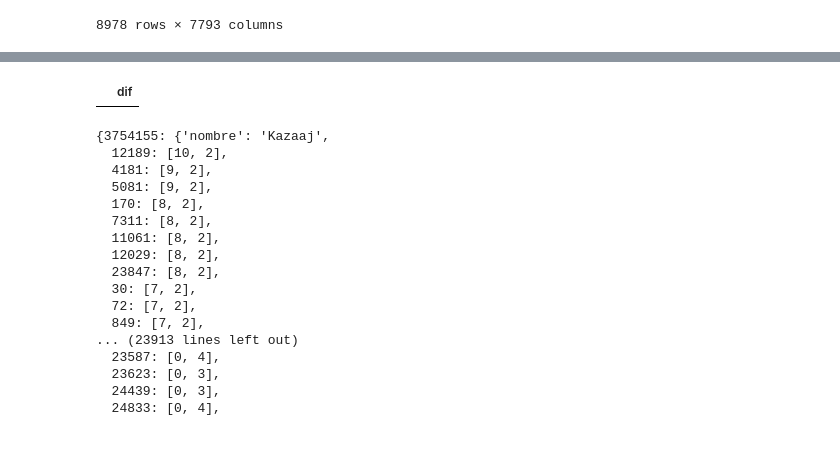
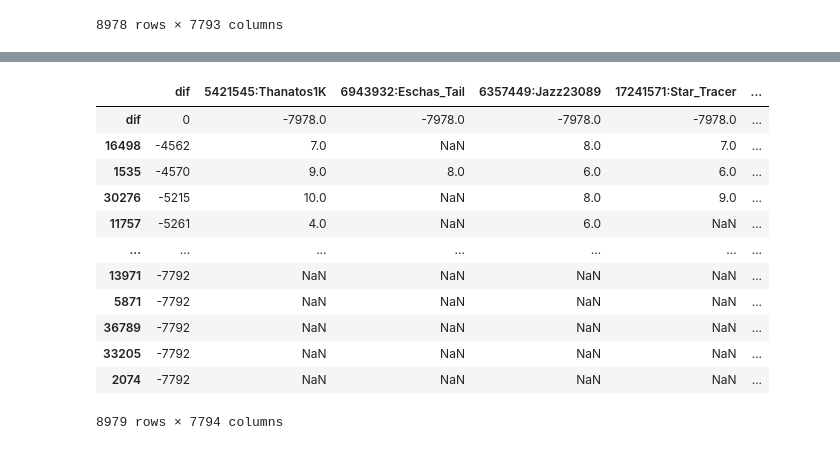
Before and after one commit to VAMarques/Proyecto-Grupo-12, a Jupyter notebook: demo Victor/exploratorio.ipynb, the cells around one changed output, grey strips where cells are left out. Saved outputs shown, nothing was run; the diff lists cells and outputs as text; code cells hidden in the pictures.

```diff
--- a/demo Victor/exploratorio.ipynb
+++ b/demo Victor/exploratorio.ipynb
@@ -12,7 +14,7 @@ import pickle
 gran_df = pd.DataFrame()
 for i in range(1, 21):
     mini_df = pd.DataFrame()
-    with open(f"listas_usuarios_{i}.pickle", "rb") as archivo:
+    with open(join("data", f"listas_usuarios_{i}.pickle"), "rb") as archivo:
         listas = pickle.load(archivo)
     for user_id, value in listas.items():
         name = value.pop("nombre")
@@ -107,3 +118,9 @@ gran_df_sparse["dif"] = gran_df_sparse.isnull().sum(axis=1).mul(-1)
+# %%
+# Adding a column and a row with number of nulls
+gran_df_sparse["dif"] = gran_df_sparse.isnull().sum(axis=1).mul(-1)
+
+# Adding a row
+gran_df_sparse.loc["dif"] = gran_df_sparse.isnull().sum(axis=0).mul(-1)
 # %%
 gran_df_sparse
 # %% [output]
@@ -111,24 +140,19 @@ gran_df_sparse
 # %%
-gran_df_sparse.sort_values(by="dif", ascending=False, axis=0)
+df_sort = gran_df_sparse.sort_values(by="dif", ascending=False, axis=1)
+df_sort = df_sort.sort_values(by="dif", ascending=False, axis=0)
+
+df_sort
 # %% [output]
-|  | dif |
+|  | dif | 5421545:Thanatos1K | 6943932:Eschas_Tail | 6357449:Jazz23089 | 17241571:Star_Tracer | ... |
+| dif | 0 | -7978.0 | -7978.0 | -7978.0 | -7978.0 | ... |
+| 16498 | -4562 | 7.0 | NaN | 8.0 | 7.0 | ... |
+| 1535 | -4570 | 9.0 | 8.0 | 6.0 | 6.0 | ... |
+| 30276 | -5215 | 10.0 | NaN | 8.0 | 9.0 | ... |
+| 11757 | -5261 | 4.0 | NaN | 6.0 | NaN | ... |
+| ... | ... | ... | ... | ... | ... | ... |
+| 13971 | -7792 | NaN | NaN | NaN | NaN | ... |
+| 5871 | -7792 | NaN | NaN | NaN | NaN | ... |
+| 36789 | -7792 | NaN | NaN | NaN | NaN | ... |
+| 33205 | -7792 | NaN | NaN | NaN | NaN | ... |
+| 2074 | -7792 | NaN | NaN | NaN | NaN | ... |
+8979 rows × 7794 columns
-# %%
-listas
-# %% [output]
-{3754155: {'nombre': 'Kazaaj',
-  12189: [10, 2],
-  4181: [9, 2],
-  5081: [9, 2],
-  170: [8, 2],
-  7311: [8, 2],
-  11061: [8, 2],
-  12029: [8, 2],
-  23847: [8, 2],
-  30: [7, 2],
-  72: [7, 2],
-  849: [7, 2],
-... (23913 lines left out)
-  23587: [0, 4],
-  23623: [0, 3],
-  24439: [0, 3],
-  24833: [0, 4],
```
Also changed, not shown: parts of 26 cells of this notebook, 1 other file.
